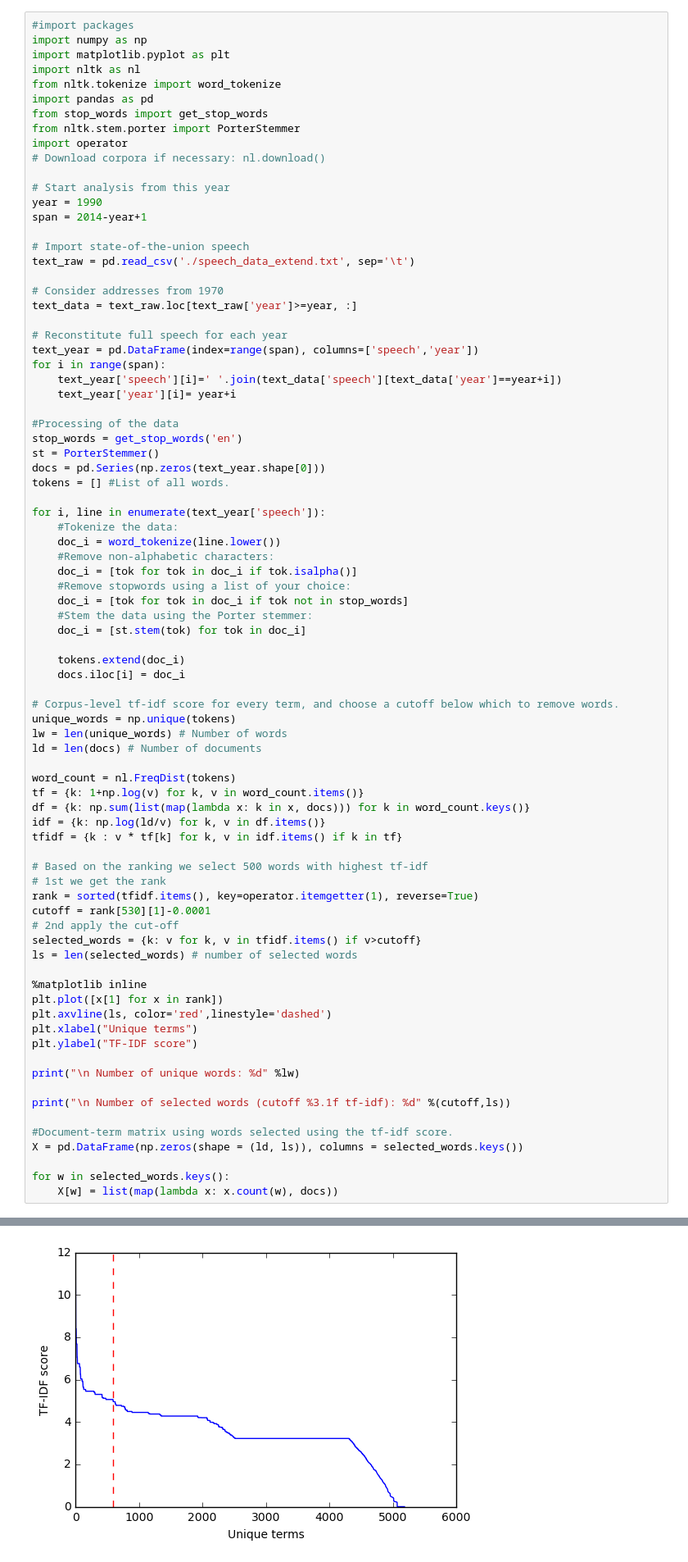
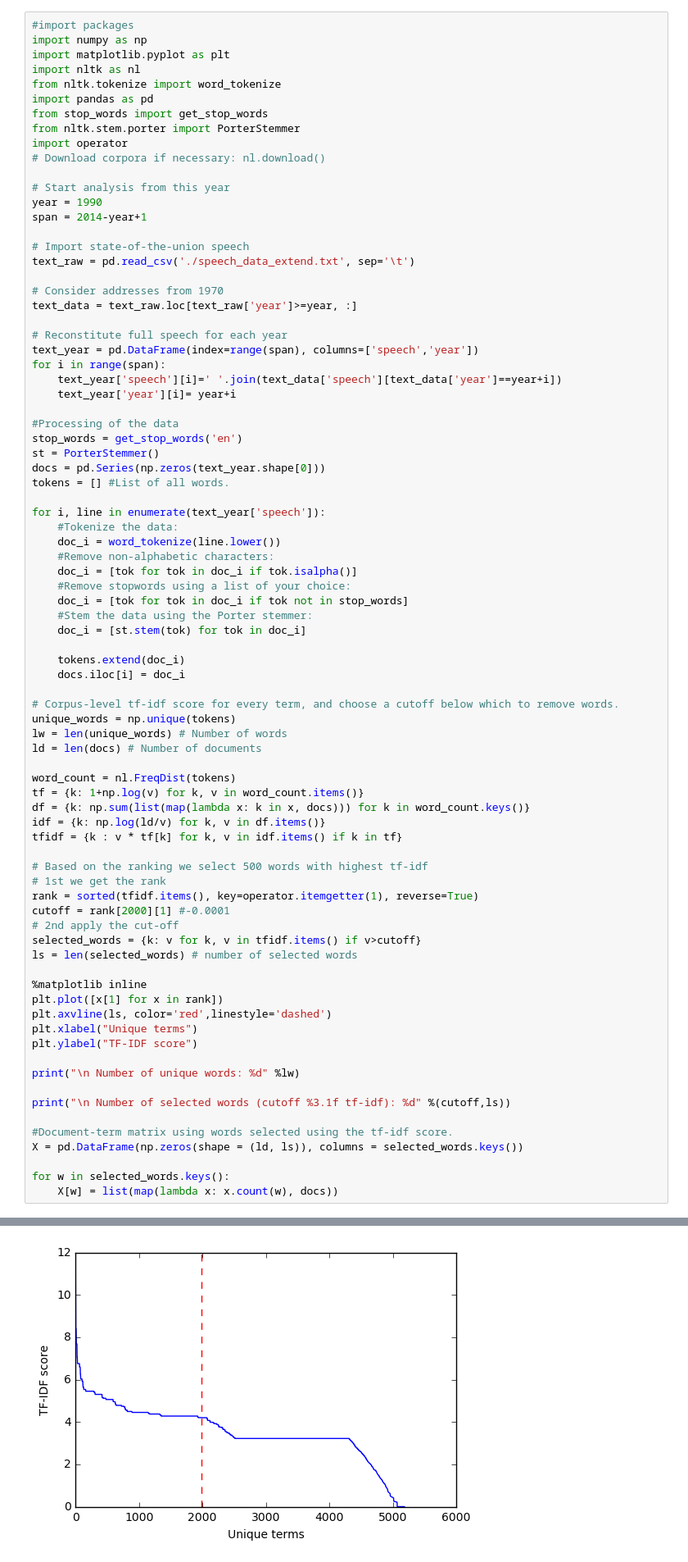
Before and after one commit to veldanie/text_mining, a Jupyter notebook: Report2.ipynb, the cells around one changed output, grey strips where cells are left out. Shown at 82% size. Saved outputs shown, nothing was run; the diff lists cells and outputs as text.

```diff
--- a/Report2.ipynb
+++ b/Report2.ipynb
@@ -74,7 +74,7 @@ tfidf = {k : v * tf[k] for k, v in idf.items() if k in tf}
 # Based on the ranking we select 500 words with highest tf-idf
 # 1st we get the rank
 rank = sorted(tfidf.items(), key=operator.itemgetter(1), reverse=True)
-cutoff = rank[530][1]-0.0001
+cutoff = rank[2000][1] #-0.0001
 # 2nd apply the cut-off
 selected_words = {k: v for k, v in tfidf.items() if v>cutoff}
 ls = len(selected_words) # number of selected words
@@ -101,4 +101,4 @@ for w in selected_words.keys():
-[figure, old version]
+[figure, new version]
 # %% [markdown]
 We start the Gibbs sampler by setting the parameters ($\alpha$, $\eta$, #iterations and #topics)  and initializing the matrices we need to run it:
 
```
Also changed, not shown: parts of 7 cells of this notebook.
